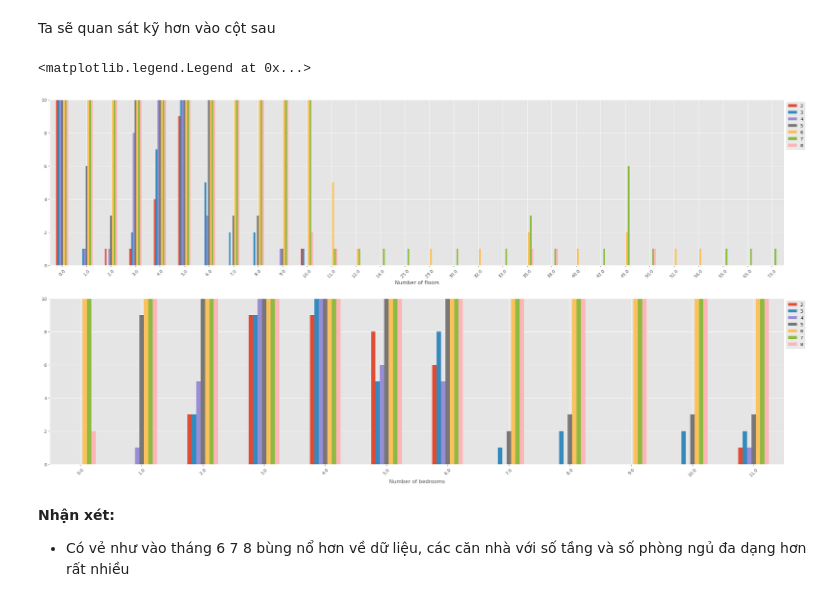
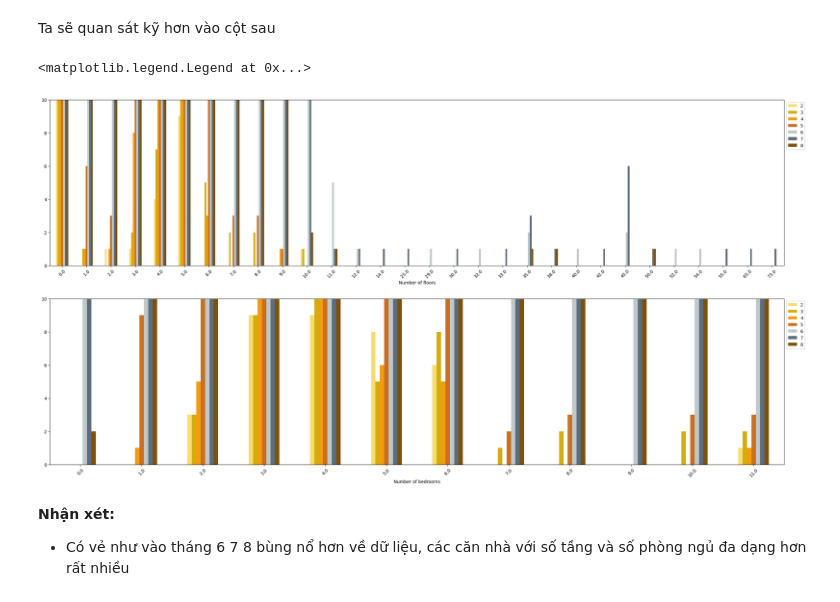
Before and after one commit to marco081116/DS-HanoiHousing, a Jupyter notebook: question.ipynb, the cells around one changed output. Cells and saved outputs as stored; diff of their text form; code cells hidden in the pictures.

```diff
--- a/question.ipynb
+++ b/question.ipynb
@@ -245,7 +235,7 @@ Có thể dự đoán trong này có outlier, chúng ta sẽ làm rõ hơn.
 check_outlier = ques01_df.loc[(ques01_df['scaling_length'] == '(10.0, 20.0)') & (ques01_df['scaling_width'] == '(0.0, 10.0)')]
 price_df = check_outlier['billion/m2'].unique()
 
-plt.style.use('ggplot')
+# plt.style.use('ggplot')
 fig, ax = plt.subplots(figsize=(15, 5))
 
 sns.boxplot(data = price_df)
@@ -262,7 +252,7 @@ heatmap = ques01_df.sort_values(by=['scaling_width', 'scaling_length'])
 heatmap = ques01_df.groupby(['scaling_width', 'scaling_length'])['billion/m2'].mean()
 heatmap = heatmap.unstack(level= 1)
 
-plt.style.use('ggplot')
+# plt.style.use('ggplot')
 fig, ax = plt.subplots(figsize=(15, 8))
 ax = sns.heatmap(heatmap, linewidths= 0.5, annot= True)
 # %% [output]
@@ -348,7 +338,7 @@ Từ đó, ta sẽ lọc dataframe này thành các dataframe con tương ứng.
 ques02_df_20 = ques02_df.loc[ques02_df['Year'] == 2020]
 ques02_df_19 = ques02_df.loc[ques02_df['Year'] == 2019]
 
-plt.style.use('ggplot')
+# plt.style.use('ggplot')
 fig, axes = plt.subplots(nrows = 2, ncols = 1, figsize=(15, 8))
 
 sns.scatterplot(data = ques02_df_19, x = 'Number of bedrooms', y = 'Number of floors', ax = axes[0])
@@ -366,15 +356,23 @@ ques02_df_20_floor = ques02_df_20.groupby(['Month'])['Number of floors'].value_c
 ques02_df_20_floor = ques02_df_20_floor.unstack(level = 1).sort_index(ascending = True).transpose()
 ques02_df_20_bedrooms = ques02_df_20.groupby(['Month'])['Number of bedrooms'].value_counts(sort = True)
 ques02_df_20_bedrooms = ques02_df_20_bedrooms.unstack(level = 1).sort_index(ascending = True).transpose()
-
-plt.style.use('ggplot')
+line1_df = ques02_df_20['Number of floors'].value_counts().sort_index()
+line2_df = ques02_df_20['Number of bedrooms'].value_counts().sort_index()
+colors = ['#F7DC6F', '#D4AC0D', '#F39C12', '#CA6F1E', '#BFC9CA', '#5D6D7E', '#7E5109']
+# '#F1948A', '#CB4335', '#BB8FCE', '#7D3C98', '#85C1E9', '#2E86C1', '#73C6B6', '#138D75',
+# plt.style.use('ggplot')
 fig, axes = plt.subplots(nrows = 2, ncols = 1, figsize=(30, 15))
 
-ques02_df_20_floor.plot.bar(ax = axes[0], rot = 45)
+ques02_df_20_floor.plot.bar(ax = axes[0], rot = 45, color = colors)
 axes[0].legend(loc = "upper left", bbox_to_anchor = (1,1))
 axes[0].set_title('Statistics about house grouped by number of floors through months')
+ax1 = axes[0].twinx()
+line1_df.plot.line(ax = axes[0], color = '#2E86C1', linewidth = 3, marker = 'o', markersize = 10)
 plt.subplots_adjust(hspace = 0.5)
-ques02_df_20_bedrooms.plot.bar(ax = axes[1], rot = 45)
+
+ques02_df_20_bedrooms.plot.bar(ax = axes[1], rot = 45, color = colors)
 axes[1].legend(loc = "upper left", bbox_to_anchor = (1,1))
 axes[1].set_title('Statistics about house grouped by number of bedrooms through months')
+ax2 = axes[1].twinx()
+line2_df.plot.line(ax = axes[1], color = '#2E86C1', linewidth = 3, marker = 'o', markersize = 10)
 # %% [output]
@@ -386,18 +384,19 @@ Text(0.5, 1.0, 'Statistics about house grouped by number of bedrooms through mon
 # %% [markdown]
 Ta sẽ quan sát kỹ hơn vào cột sau
 # %%
-plt.style.use('ggplot')
+# plt.style.use('ggplot')
 fig, axes = plt.subplots(nrows = 2, ncols = 1, figsize=(30, 15))
-ques02_df_20_floor.plot.bar(ax = axes[0], rot = 45)
+colors = ['#F7DC6F', '#D4AC0D', '#F39C12', '#CA6F1E', '#BFC9CA', '#5D6D7E', '#7E5109']
+ques02_df_20_floor.plot.bar(ax = axes[0], rot = 45, color = colors)
 axes[0].set_ylim(0,10)
 axes[0].legend(loc = "upper left", bbox_to_anchor = (1,1))
 
-ques02_df_20_bedrooms.plot.bar(ax = axes[1], rot = 45)
+ques02_df_20_bedrooms.plot.bar(ax = axes[1], rot = 45, color = colors)
 axes[1].set_ylim(0,10)
 axes[1].legend(loc = "upper left", bbox_to_anchor = (1,1))
 # %% [output]
 <matplotlib.legend.Legend at 0x...>
-[figure, old version]
+[figure, new version]
 # %% [markdown]
 **Nhận xét:**
 - Có vẻ như vào tháng 6 7 8 bùng nổ hơn về dữ liệu, các căn nhà với số tầng và số phòng ngủ đa dạng hơn rất nhiều
```
Also changed, not shown: parts of 9 cells of this notebook.
